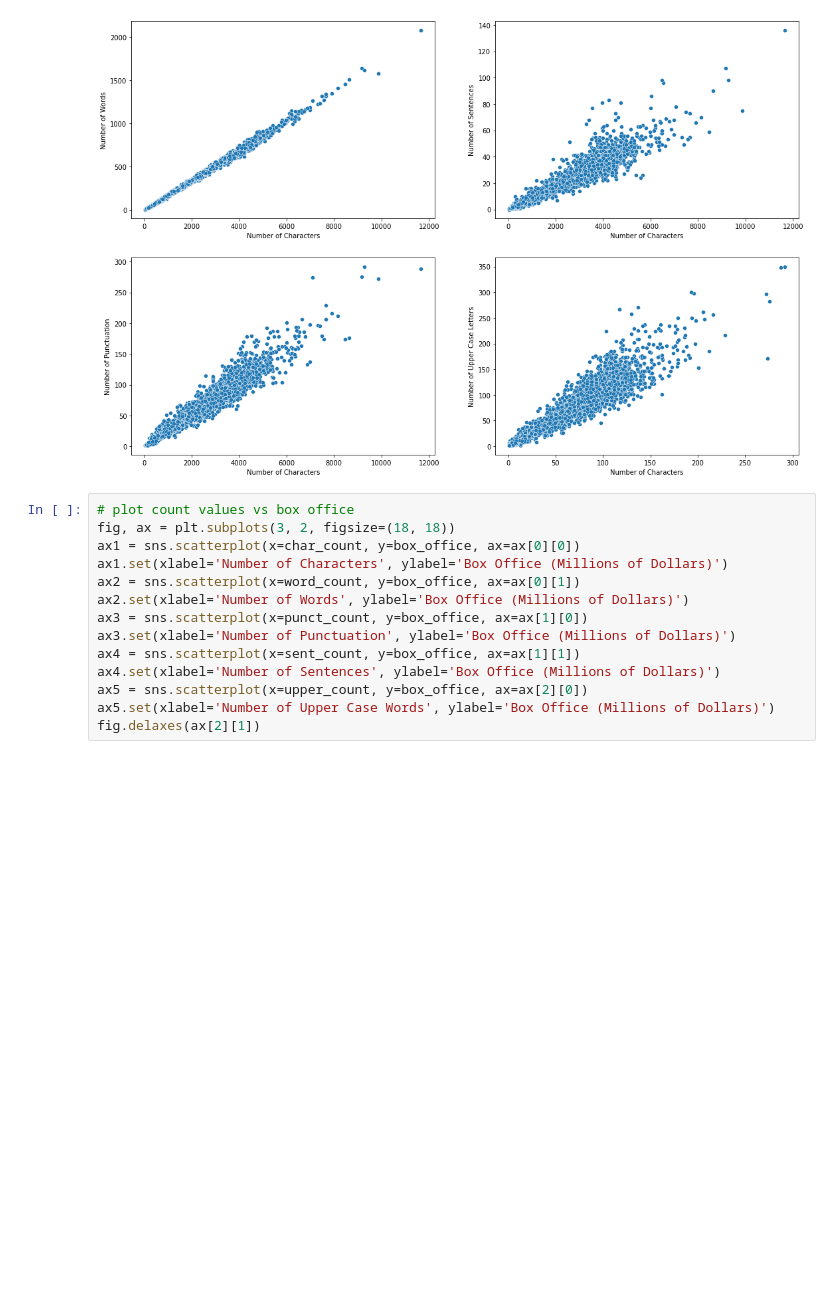
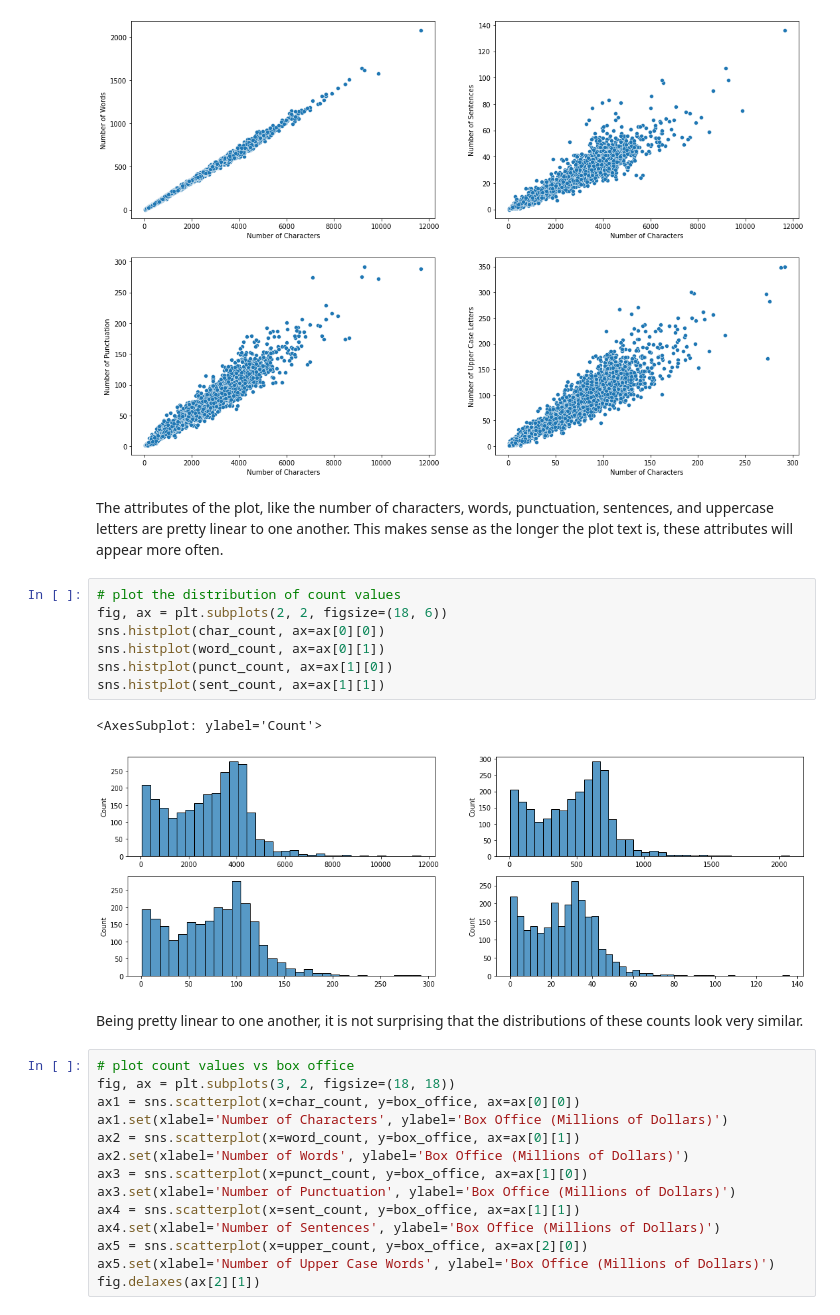
Before and after one commit to jjoycehu/pred-box-office, a Jupyter notebook: Joshua/movie_plot_eda.ipynb, the cells around one changed output. Drawn from its saved outputs; the diff is of its cells as text; blank space fills up the shorter version.

```diff
--- a/Joshua/movie_plot_eda.ipynb
+++ b/Joshua/movie_plot_eda.ipynb
@@ -54,6 +47,20 @@ ax4.set(xlabel='Number of Characters', ylabel='Number of Upper Case Letters')
 [Text(0.5, 0, 'Number of Characters'),
  Text(0, 0.5, 'Number of Upper Case Letters')]
 [figure]
+# %% [markdown]
+The attributes of the plot, like the number of characters, words, punctuation, sentences, and uppercase letters are pretty linear to one another. This makes sense as the longer the plot text is, these attributes will appear more often.
+# %%
+# plot the distribution of count values
+fig, ax = plt.subplots(2, 2, figsize=(18, 6))
+sns.histplot(char_count, ax=ax[0][0])
+sns.histplot(word_count, ax=ax[0][1])
+sns.histplot(punct_count, ax=ax[1][0])
+sns.histplot(sent_count, ax=ax[1][1])
+# %% [output]
+<AxesSubplot: ylabel='Count'>
+[figure, added]
+# %% [markdown]
+Being pretty linear to one another, it is not surprising that the distributions of these counts look very similar.
 # %%
 # plot count values vs box office
 fig, ax = plt.subplots(3, 2, figsize=(18, 18))
```
Also changed, not shown: parts of 3 cells of this notebook.
